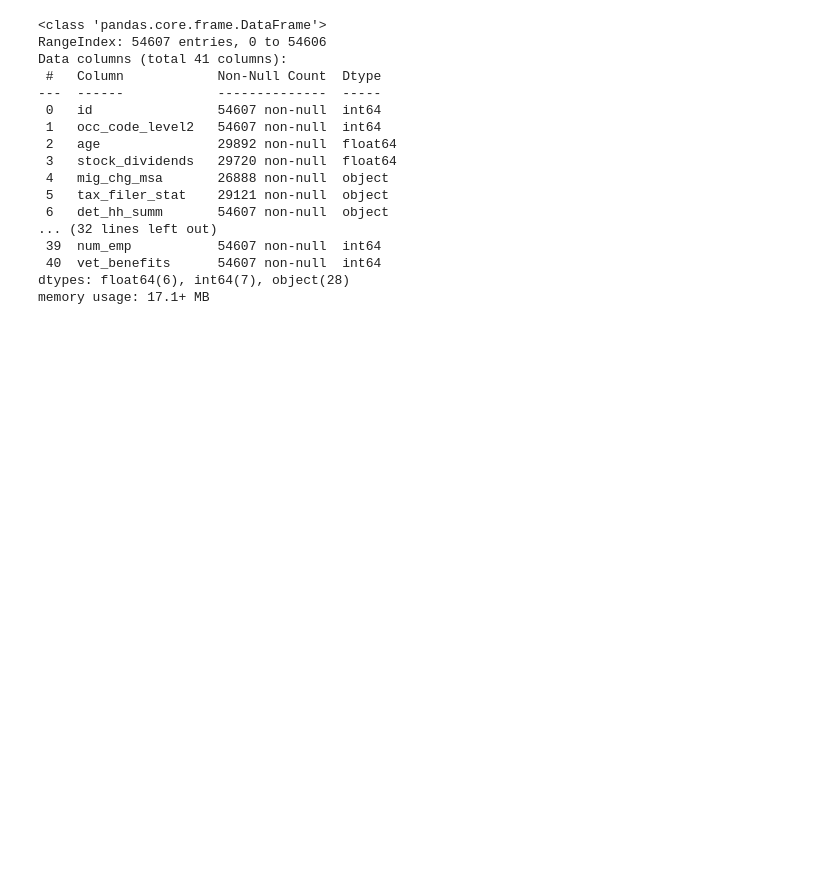
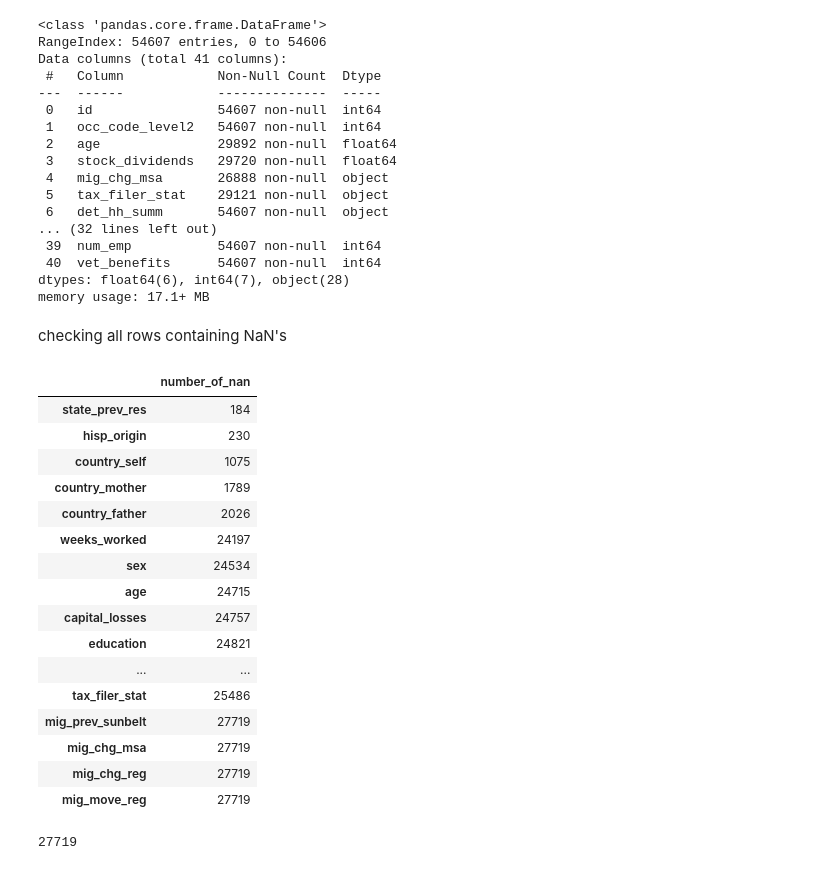
Before and after one commit to victorsamueldaniel/ML, a Jupyter notebook: Kaggle/Untitled.ipynb, the cells around one changed output. Saved outputs shown, nothing was run; the diff lists cells and outputs as text; code cells hidden in the pictures; blank space fills up the shorter version.

```diff
--- a/Kaggle/Untitled.ipynb
+++ b/Kaggle/Untitled.ipynb
@@ -40,3 +44,30 @@ Data columns (total 41 columns):
  40  vet_benefits      54607 non-null  int64
 dtypes: float64(6), int64(7), object(28)
 memory usage: 17.1+ MB
+# %% [markdown]
+checking all rows containing NaN's
+# %%
+null_per_column = pd.DataFrame({ col : [df[col].isnull().sum().sum()] for col in df.columns if df[col].isnull().sum().sum()!=0}, index=['number_of_nan']).T.sort_values('number_of_nan')
+null_per_column
+# %% [output]
+|  | number_of_nan |
+| state_prev_res | 184 |
+| hisp_origin | 230 |
+| country_self | 1075 |
+| country_mother | 1789 |
+| country_father | 2026 |
+| weeks_worked | 24197 |
+| sex | 24534 |
+| age | 24715 |
+| capital_losses | 24757 |
+| education | 24821 |
+| ... | ... |
+| tax_filer_stat | 25486 |
+| mig_prev_sunbelt | 27719 |
+| mig_chg_msa | 27719 |
+| mig_chg_reg | 27719 |
+| mig_move_reg | 27719 |
+# %%
+df['mig_prev_sunbelt'].isnull().sum().sum()
+# %% [output]
+27719
```
Also changed, not shown: parts of 5 cells of this notebook, 3 other files.
